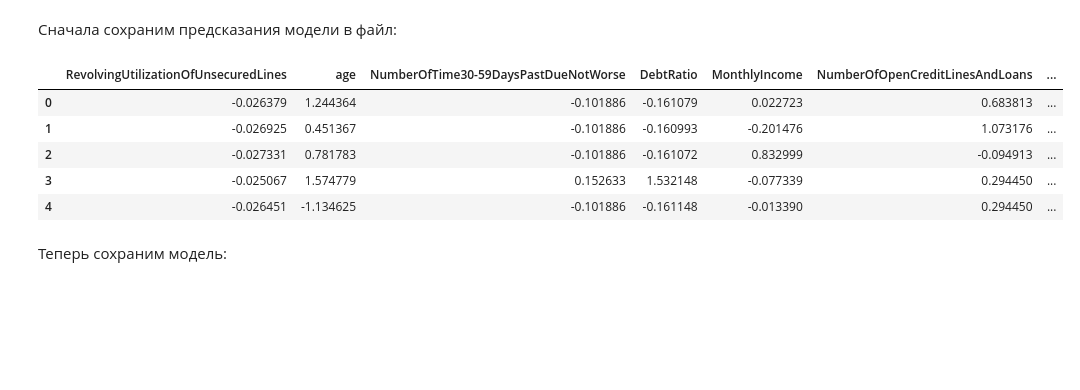
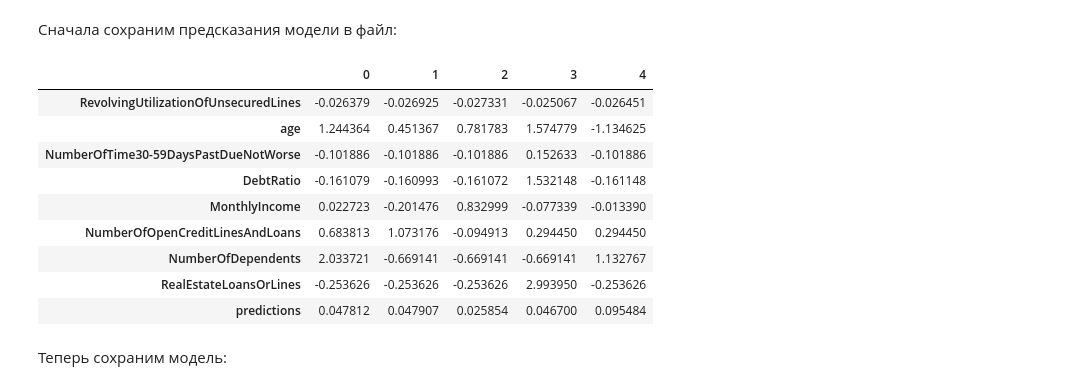
Before and after one commit to MogY23/HSE_project_credit_score_23, a Jupyter notebook: CS_ver_of_MY_new.ipynb, the cells around one changed output. Cells and saved outputs as stored; diff of their text form; code cells hidden in the pictures; blank space fills up the shorter version.

```diff
--- a/CS_ver_of_MY_new.ipynb
+++ b/CS_ver_of_MY_new.ipynb
@@ -538,14 +539,18 @@ Xtest['predictions'] = probs_arrears
 
 Xtest[['predictions']].to_csv("PredictionsArrears.csv", index=False)
 # %%
-Xtest.head()
+Xtest.head().T
 # %% [output]
-|  | RevolvingUtilizationOfUnsecuredLines | age | NumberOfTime30-59DaysPastDueNotWorse | DebtRatio | MonthlyIncome | NumberOfOpenCreditLinesAndLoans | ... |
-| 0 | -0.026379 | 1.244364 | -0.101886 | -0.161079 | 0.022723 | 0.683813 | ... |
-| 1 | -0.026925 | 0.451367 | -0.101886 | -0.160993 | -0.201476 | 1.073176 | ... |
-| 2 | -0.027331 | 0.781783 | -0.101886 | -0.161072 | 0.832999 | -0.094913 | ... |
-| 3 | -0.025067 | 1.574779 | 0.152633 | 1.532148 | -0.077339 | 0.294450 | ... |
-| 4 | -0.026451 | -1.134625 | -0.101886 | -0.161148 | -0.013390 | 0.294450 | ... |
+|  | 0 | 1 | 2 | 3 | 4 |
+| RevolvingUtilizationOfUnsecuredLines | -0.026379 | -0.026925 | -0.027331 | -0.025067 | -0.026451 |
+| age | 1.244364 | 0.451367 | 0.781783 | 1.574779 | -1.134625 |
+| NumberOfTime30-59DaysPastDueNotWorse | -0.101886 | -0.101886 | -0.101886 | 0.152633 | -0.101886 |
+| DebtRatio | -0.161079 | -0.160993 | -0.161072 | 1.532148 | -0.161148 |
+| MonthlyIncome | 0.022723 | -0.201476 | 0.832999 | -0.077339 | -0.013390 |
+| NumberOfOpenCreditLinesAndLoans | 0.683813 | 1.073176 | -0.094913 | 0.294450 | 0.294450 |
+| NumberOfDependents | 2.033721 | -0.669141 | -0.669141 | -0.669141 | 1.132767 |
+| RealEstateLoansOrLines | -0.253626 | -0.253626 | -0.253626 | 2.993950 | -0.253626 |
+| predictions | 0.047812 | 0.047907 | 0.025854 | 0.046700 | 0.095484 |
 # %% [markdown]
 Теперь сохраним модель:
 # %%
```
Also changed, not shown: parts of 8 cells of this notebook.
